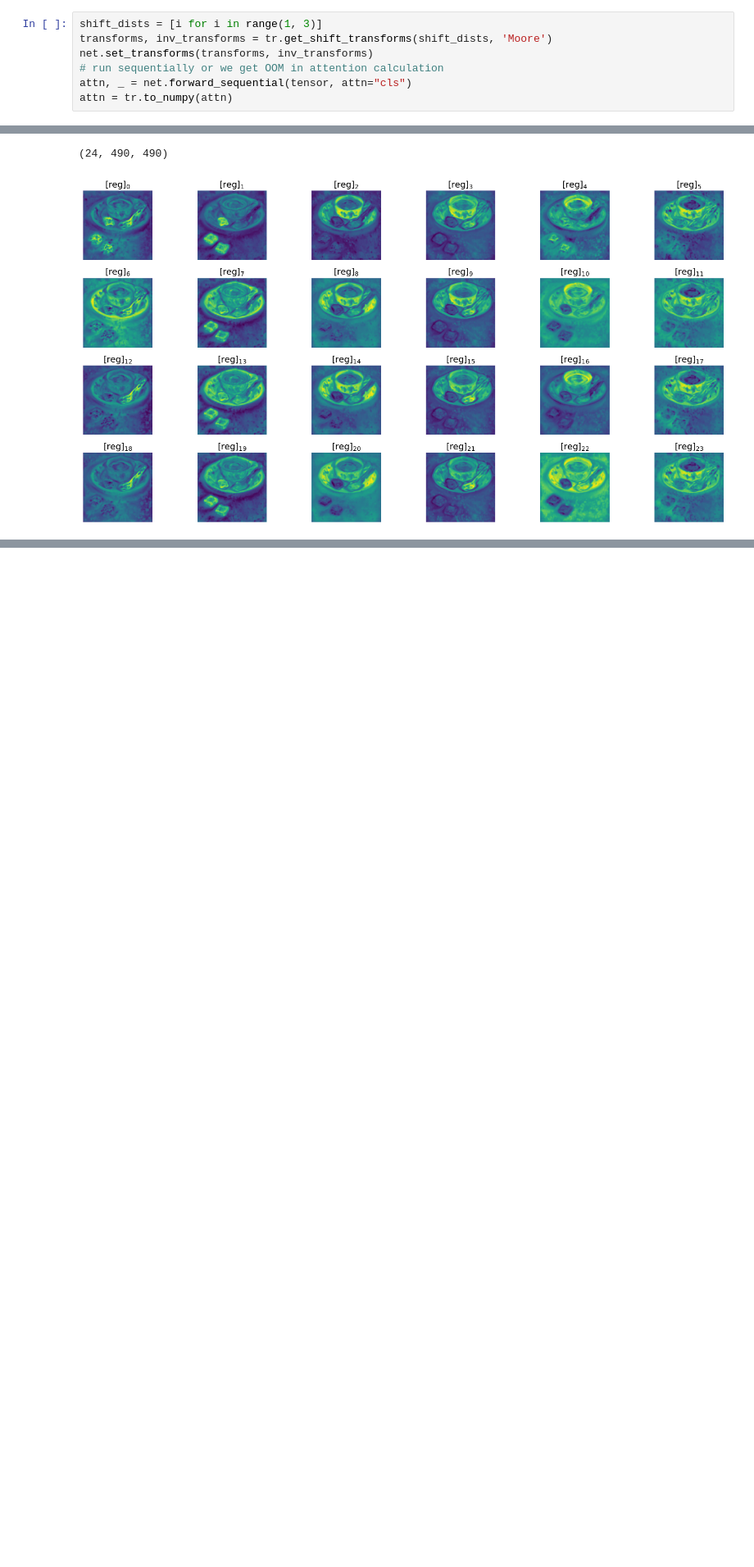
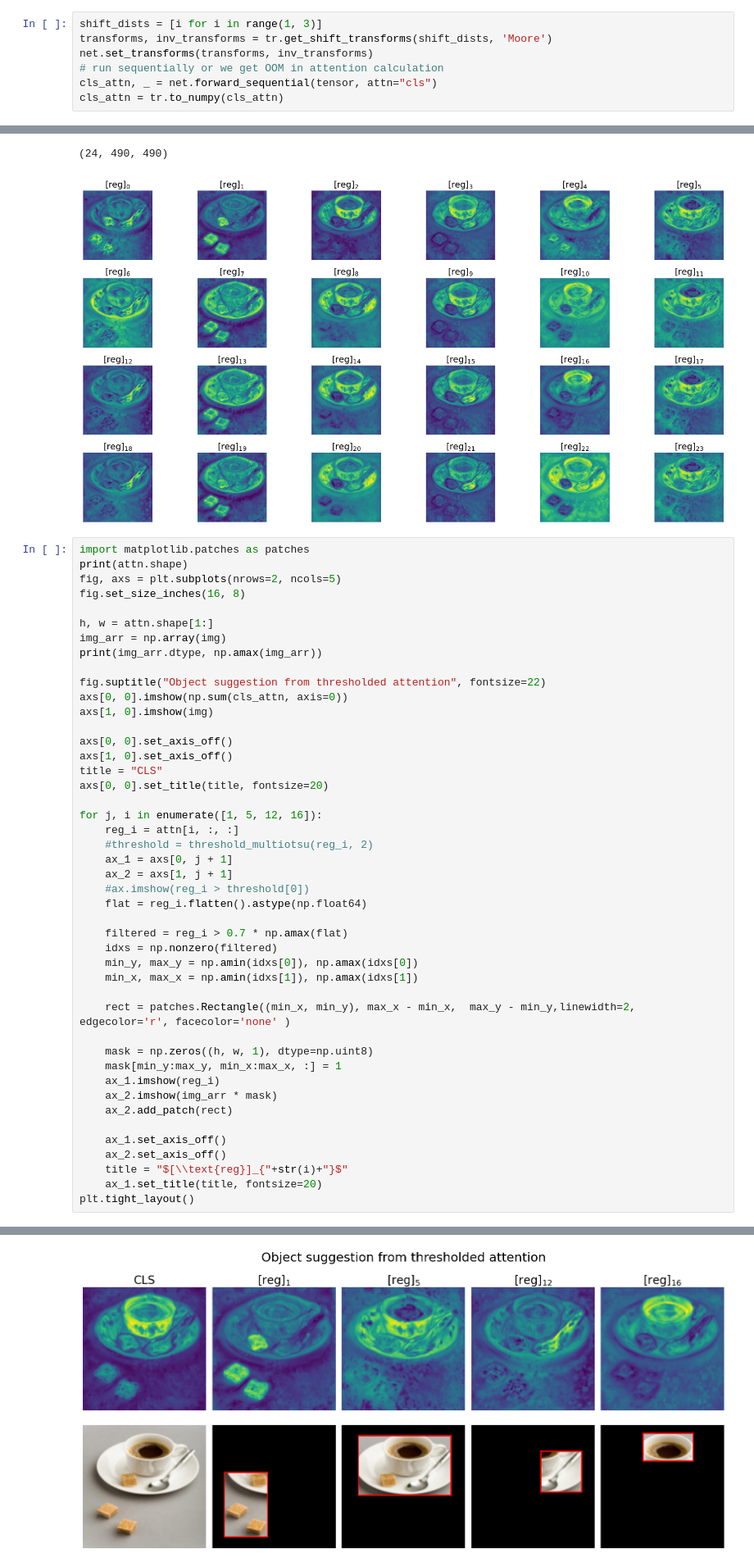
Before and after one commit to tldr-group/HR-Dv2, a Jupyter notebook: notebooks/attention.ipynb, the cells around one changed output, grey strips where cells are left out. Shown at 82% size. Saved outputs shown, nothing was run; the diff lists cells and outputs as text; blank space fills up the shorter version.

Commit message:
updated plot

```diff
--- a/notebooks/attention.ipynb
+++ b/notebooks/attention.ipynb
@@ -43,6 +43,6 @@ shift_dists = [i for i in range(1, 3)]
 transforms, inv_transforms = tr.get_shift_transforms(shift_dists, 'Moore')
 net.set_transforms(transforms, inv_transforms)
 # run sequentially or we get OOM in attention calculation
-attn, _ = net.forward_sequential(tensor, attn="cls")
-attn = tr.to_numpy(attn)
+cls_attn, _ = net.forward_sequential(tensor, attn="cls")
+cls_attn = tr.to_numpy(cls_attn)
 # %%
@@ -72,3 +72,49 @@ plt.tight_layout()
 # %% [output]
 (24, 490, 490)
 [figure]
+# %%
+import matplotlib.patches as patches
+print(attn.shape)
+fig, axs = plt.subplots(nrows=2, ncols=5)
+fig.set_size_inches(16, 8)
+
+h, w = attn.shape[1:]
+img_arr = np.array(img)
+print(img_arr.dtype, np.amax(img_arr))
+
+fig.suptitle("Object suggestion from thresholded attention", fontsize=22)
+axs[0, 0].imshow(np.sum(cls_attn, axis=0))
+axs[1, 0].imshow(img)
+
+axs[0, 0].set_axis_off()
+axs[1, 0].set_axis_off()
+title = "CLS"
+axs[0, 0].set_title(title, fontsize=20)
+
+for j, i in enumerate([1, 5, 12, 16]):
+    reg_i = attn[i, :, :]
+    #threshold = threshold_multiotsu(reg_i, 2)
+    ax_1 = axs[0, j + 1]
+    ax_2 = axs[1, j + 1]
+    #ax.imshow(reg_i > threshold[0])
+    flat = reg_i.flatten().astype(np.float64)
+
+    filtered = reg_i > 0.7 * np.amax(flat)
+    idxs = np.nonzero(filtered)
+    min_y, max_y = np.amin(idxs[0]), np.amax(idxs[0])
+    min_x, max_x = np.amin(idxs[1]), np.amax(idxs[1])
+
+    rect = patches.Rectangle((min_x, min_y), max_x - min_x,  max_y - min_y,linewidth=2, edgecolor='r', facecolor='none' )
+
+    mask = np.zeros((h, w, 1), dtype=np.uint8)
+    mask[min_y:max_y, min_x:max_x, :] = 1
+    ax_1.imshow(reg_i)
+    ax_2.imshow(img_arr * mask)
+    ax_2.add_patch(rect)
+
+    ax_1.set_axis_off()
+    ax_2.set_axis_off()
+    title = "$[\\text{reg}]_{"+str(i)+"}$"
+    ax_1.set_title(title, fontsize=20)
+plt.tight_layout()
+# %% [output]
@@ -74,0 +123 @@ plt.tight_layout()
+[figure, added]
```
Also changed, not shown: parts of 2 cells of this notebook.
